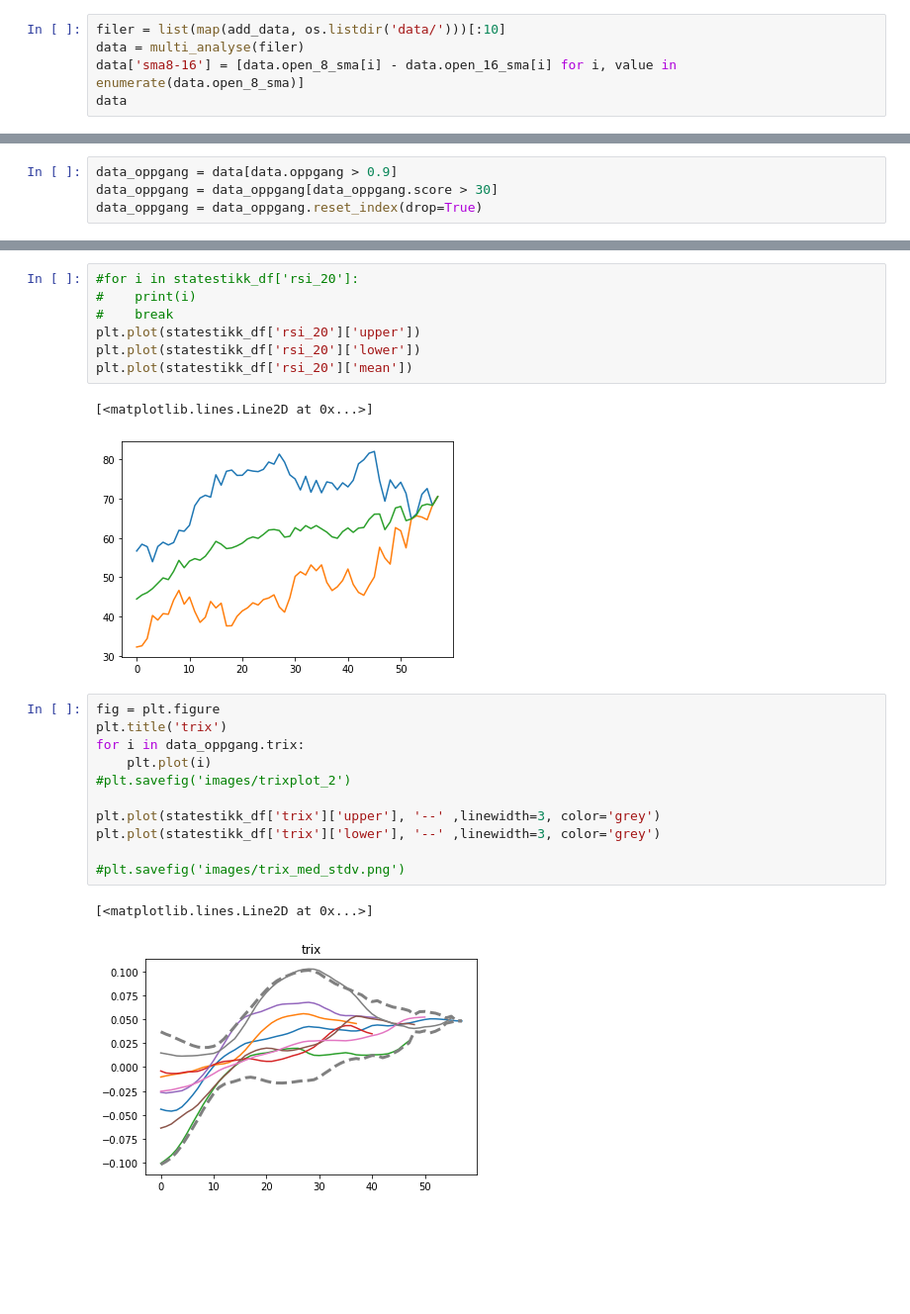
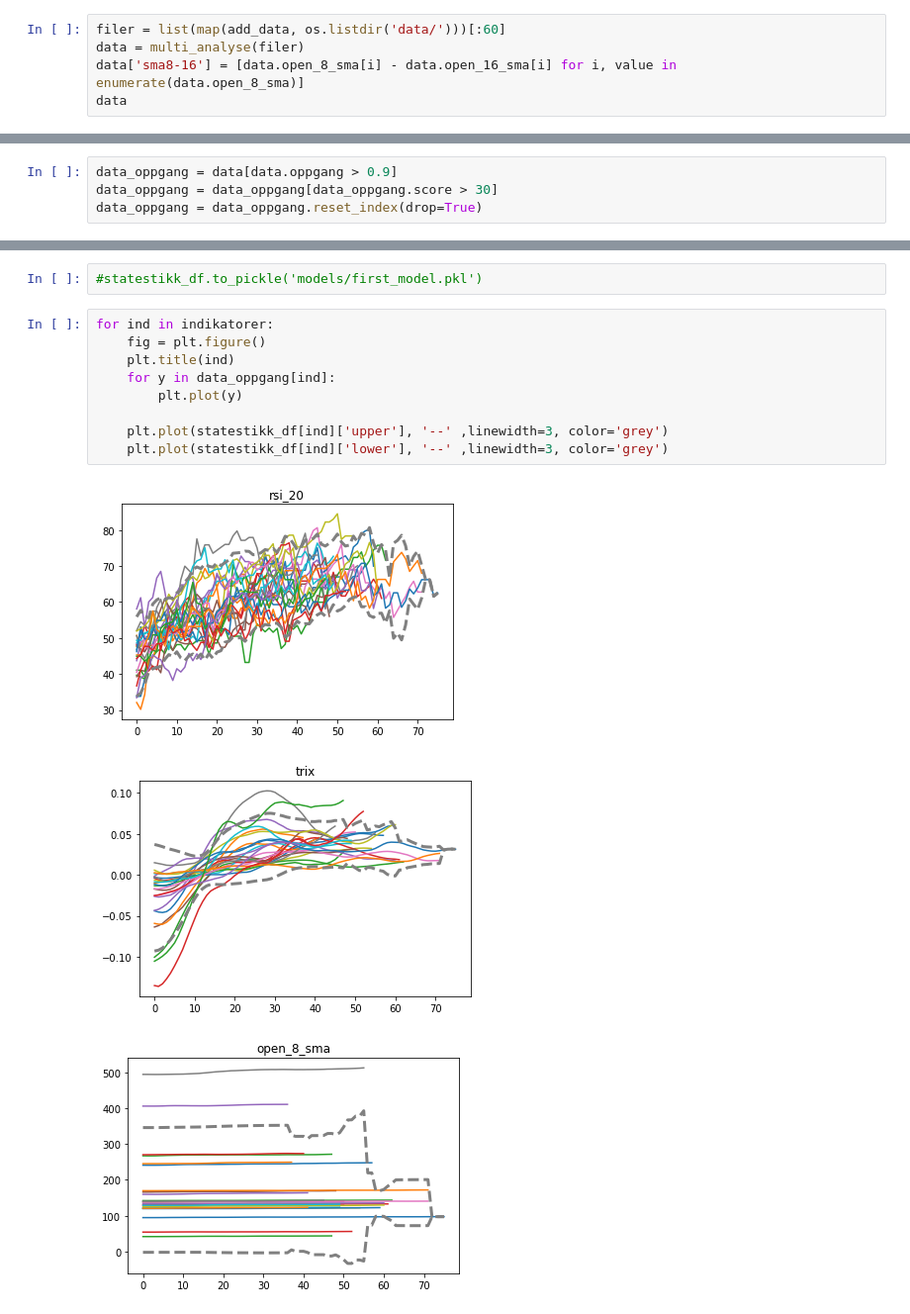
Before and after one commit to stianteien/instradag, a Jupyter notebook: make_model.ipynb, the cells around one changed output, grey strips where cells are left out. Shown at 99% size. Cells and saved outputs as stored; diff of their text form; blank space fills up the shorter version.

Commit message:
make_model ganske ferdig

```diff
--- a/make_model.ipynb
+++ b/make_model.ipynb
@@ -62,7 +63,7 @@ def add_data(word):
 cleanup = rens()
 pos_ut = positiv_utvikling()
 # %%
-filer = list(map(add_data, os.listdir('data/')))[:10]
+filer = list(map(add_data, os.listdir('data/')))[:60]
 data = multi_analyse(filer)
 data['sma8-16'] = [data.open_8_sma[i] - data.open_16_sma[i] for i, value in enumerate(data.open_8_sma)]
 data
@@ -117,24 +116,15 @@ statestikk_df
-# %%
-#for i in statestikk_df['rsi_20']:
-#    print(i)
-#    break
-plt.plot(statestikk_df['rsi_20']['upper'])
-plt.plot(statestikk_df['rsi_20']['lower'])
-plt.plot(statestikk_df['rsi_20']['mean'])
-# %% [output]
-[<matplotlib.lines.Line2D at 0x...>]
-[figure, removed]
+# %%
+#statestikk_df.to_pickle('models/first_model.pkl')
 # %%
-fig = plt.figure
-plt.title('trix')
-for i in data_oppgang.trix:
-    plt.plot(i)
-#plt.savefig('images/trixplot_2')
+for ind in indikatorer:
+    fig = plt.figure()
+    plt.title(ind)
+    for y in data_oppgang[ind]:
+        plt.plot(y)
 
-plt.plot(statestikk_df['trix']['upper'], '--' ,linewidth=3, color='grey')
-plt.plot(statestikk_df['trix']['lower'], '--' ,linewidth=3, color='grey')
-
-#plt.savefig('images/trix_med_stdv.png')
+    plt.plot(statestikk_df[ind]['upper'], '--' ,linewidth=3, color='grey')
+    plt.plot(statestikk_df[ind]['lower'], '--' ,linewidth=3, color='grey')
 # %% [output]
-[<matplotlib.lines.Line2D at 0x...>]
-[figure, old version]
+[figure, new version]
+[figure, added]
+[figure, added]
```
Also changed, not shown: parts of 9 cells of this notebook.
